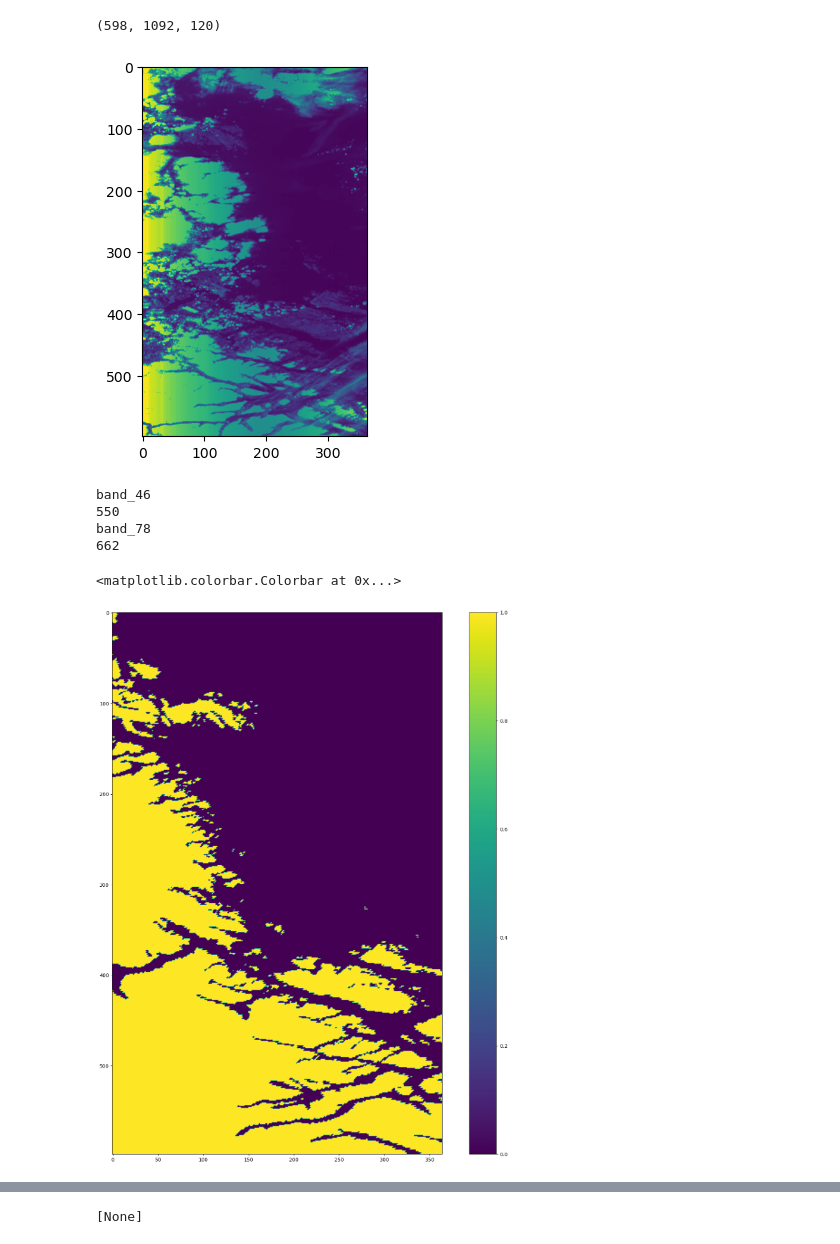
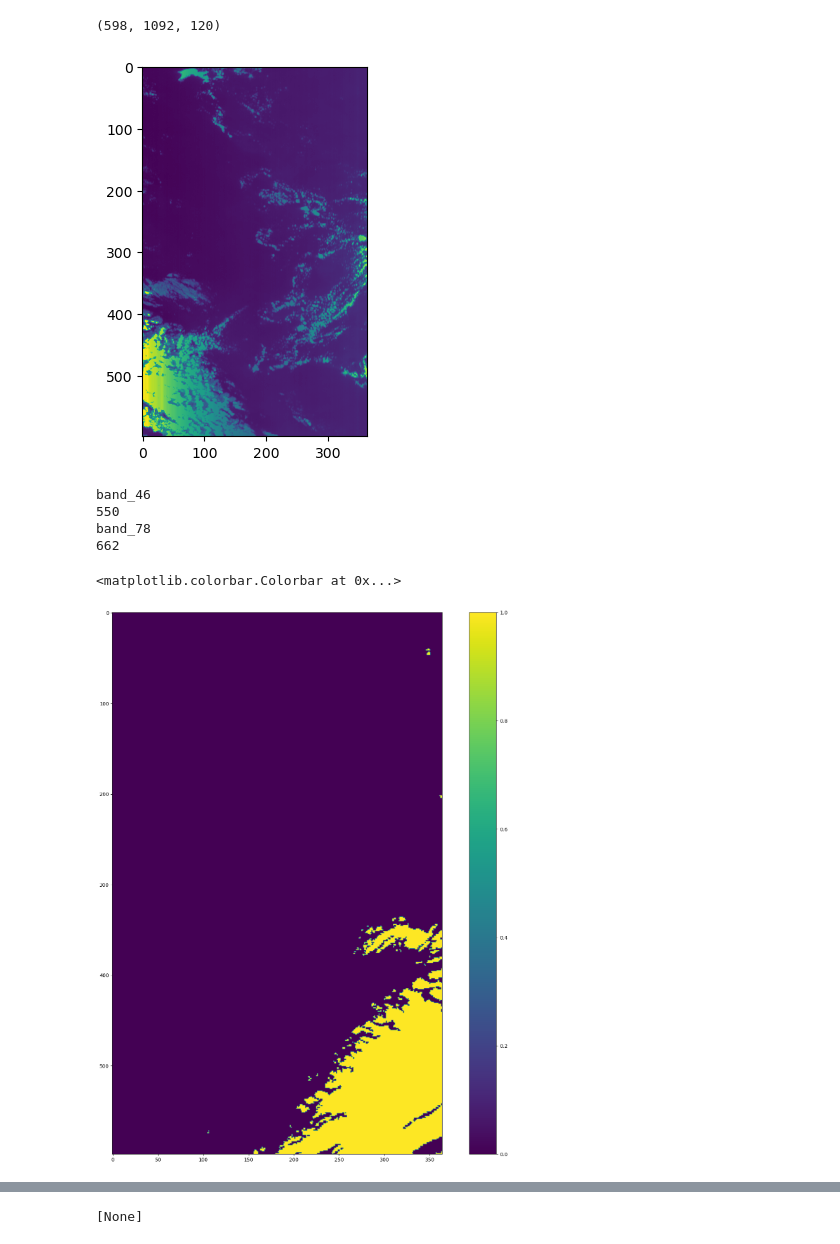
Before and after one commit to NTNU-SmallSat-Lab/hypso-satpy, a Jupyter notebook: frohavet_2024/processing_band_ratio.ipynb, the cells around one changed output, grey strips where cells are left out. Drawn from its saved outputs; the diff is of its cells as text; code cells hidden in the pictures.

```diff
--- a/frohavet_2024/processing_band_ratio.ipynb
+++ b/frohavet_2024/processing_band_ratio.ipynb
@@ -44,9 +44,21 @@ sys.path.insert(0,'/home/cameron/Projects/')
 #nc_file = '/home/cameron/Dokumenter/Data/roervik/roervik_2024-04-16_1118Z-l1a.nc'
 #cloud_mask_quantile = 0.075*5
 
-points_file = '/home/cameron/Dokumenter/Data/frohavet/frohavet_2024-04-18_1035Z-bin3.points'
-nc_file = '/home/cameron/Dokumenter/Data/frohavet/frohavet_2024-04-18_1035Z-l1a.nc'
-cloud_mask_quantile = 0.075*5
+#points_file = '/home/cameron/Dokumenter/Data/frohavet/frohavet_2024-04-18_1035Z-bin3.points'
+#nc_file = '/home/cameron/Dokumenter/Data/frohavet/frohavet_2024-04-18_1035Z-l1a.nc'
+#cloud_mask_quantile = 0.075*5
+
+#points_file = '/home/cameron/Dokumenter/Data/frohavet/frohavet_2024-04-19_1014Z-bin3.points'
+#nc_file = '/home/cameron/Dokumenter/Data/frohavet/frohavet_2024-04-19_1014Z-l1a.nc'
+#cloud_mask_quantile = 0.075*7
+
+#points_file = '/home/cameron/Dokumenter/Data/roervik/roervik_2024-04-20_0952Z-bin3.points'
+#nc_file = '/home/cameron/Dokumenter/Data/roervik/roervik_2024-04-20_0952Z-l1a.nc'
+#cloud_mask_quantile = 0.85
+
+points_file = '/home/cameron/Dokumenter/Data/roervik/roervik_2024-04-21_0930Z-bin3.points'
+nc_file = '/home/cameron/Dokumenter/Data/roervik/roervik_2024-04-21_0930Z-l1a.nc'
+cloud_mask_quantile = 0.85
 # %%
 
 l1a_prefix = nc_file.rsplit('-', maxsplit=1)[0]
@@ -86,7 +98,7 @@ plt.imshow(datacube[:,::3,40])
 print(datacube.shape)
 # %% [output]
 (598, 1092, 120)
-[figure, old version]
+[figure, new version]
 # %%
 # Compute wl and choose bands for band ratio
 spectral_coeffs = [ -5.719788129534360902e-09,
@@ -141,11 +153,11 @@ for x in range(0,img_dims[0]):
         land_mask[x][y] = globe.is_land(lat, lon)
 # %%
 plt.figure(figsize=(20,20))
-plt.imshow(land_mask[:,::3])
+plt.imshow(land_mask[:,::-3])
 plt.colorbar()
 # %% [output]
 <matplotlib.colorbar.Colorbar at 0x...>
-[figure, old version]
+[figure, new version]
 # %%
 # Cloud mask
 #cloud_mask = np.zeros(img_dims, dtype=bool)
```
Also changed, not shown: parts of 2 cells of this notebook, 7 other files.
